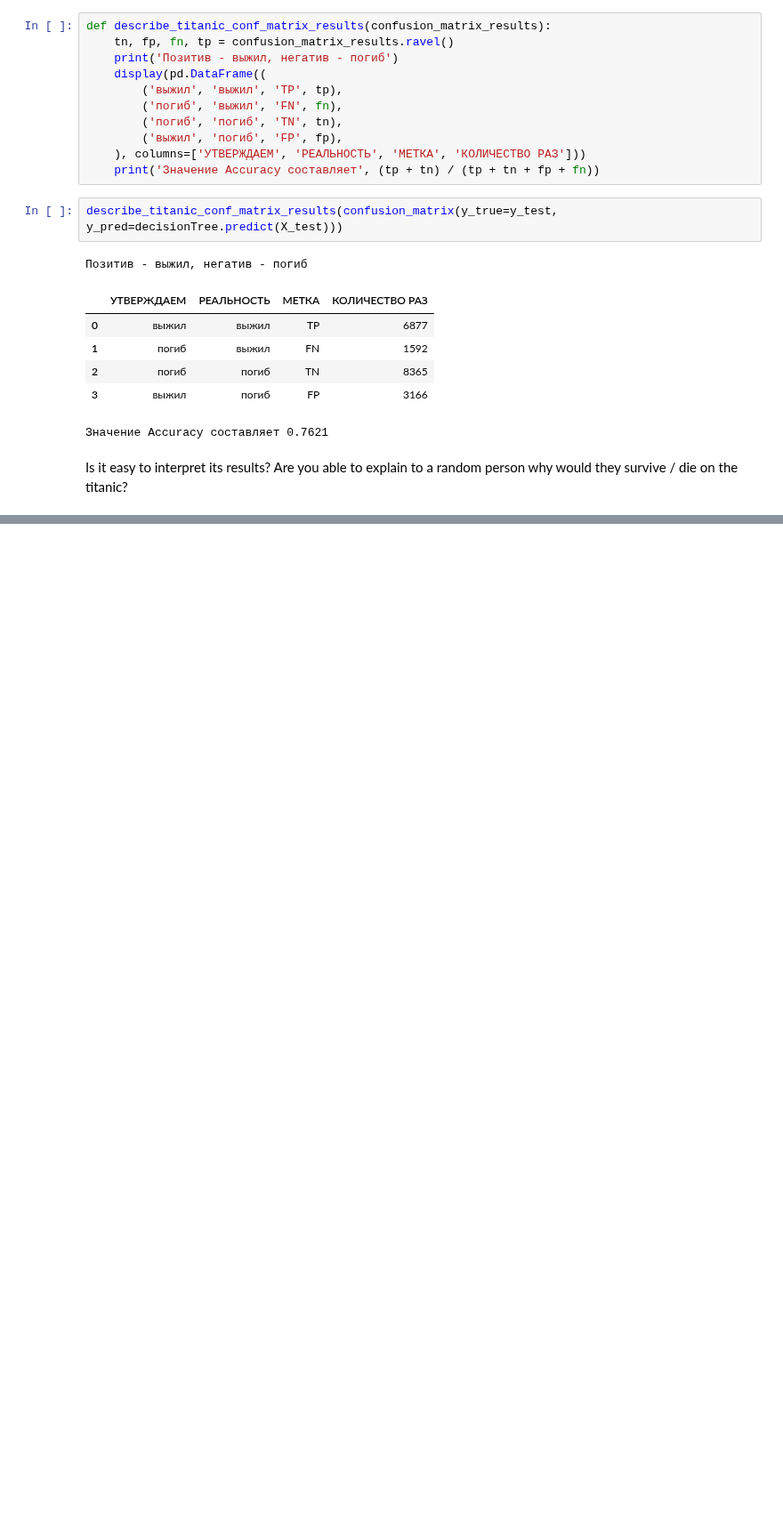
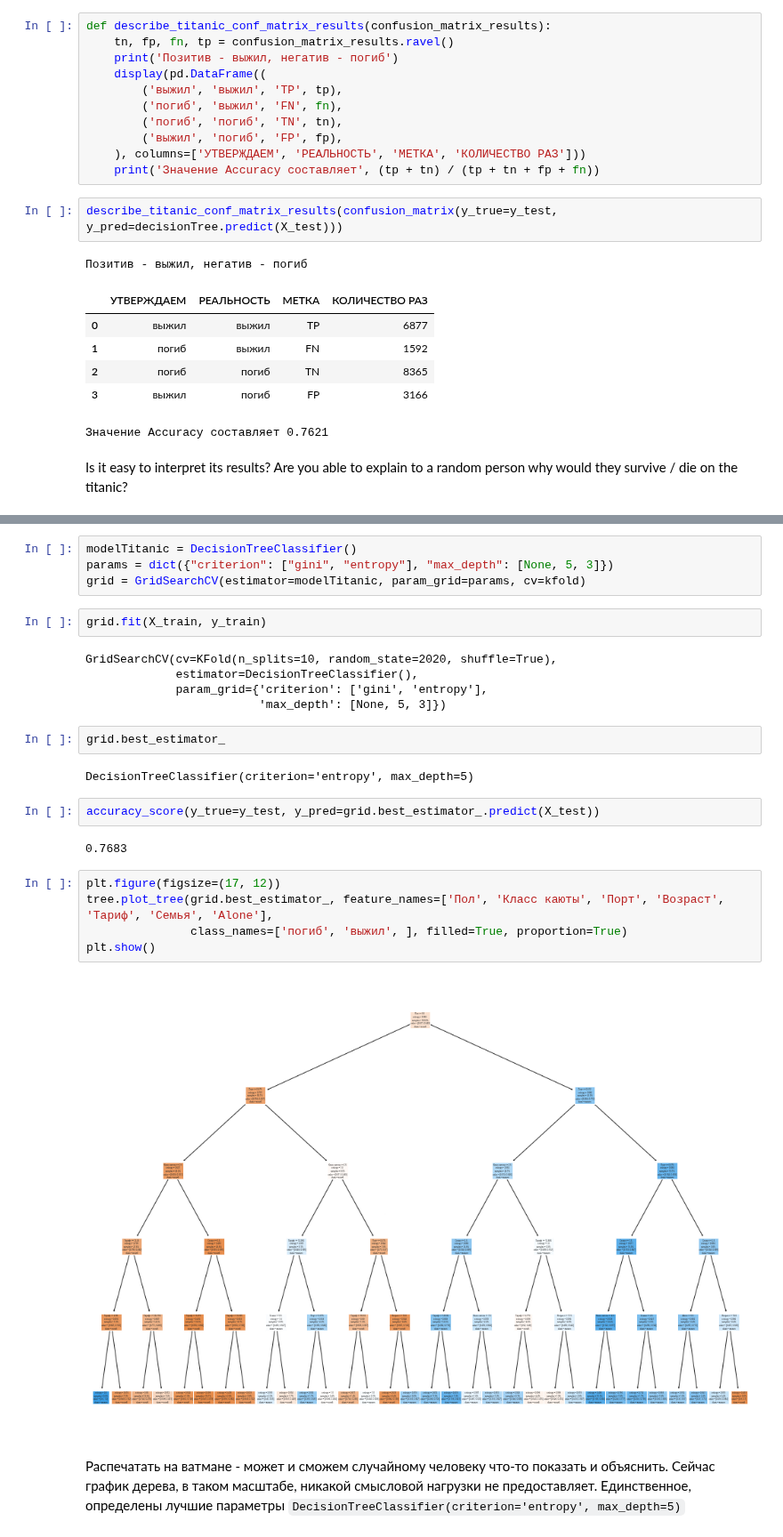
Before and after one commit to githubjeka/ml-intro, a Jupyter notebook: rf_classifier.ipynb, the cells around one changed output, grey strips where cells are left out. Shown at 89% size. Cells and saved outputs as stored; diff of their text form; blank space fills up the shorter version.

Commit message:
feat: titanic

```diff
--- a/rf_classifier.ipynb
+++ b/rf_classifier.ipynb
@@ -867,0 +870,28 @@ Is it easy to interpret its results? Are you able to explain to a random person
+# %%
+modelTitanic = DecisionTreeClassifier()
+params = dict({"criterion": ["gini", "entropy"], "max_depth": [None, 5, 3]})
+grid = GridSearchCV(estimator=modelTitanic, param_grid=params, cv=kfold)
+# %%
+grid.fit(X_train, y_train)
+# %% [output]
+GridSearchCV(cv=KFold(n_splits=10, random_state=2020, shuffle=True),
+             estimator=DecisionTreeClassifier(),
+             param_grid={'criterion': ['gini', 'entropy'],
+                         'max_depth': [None, 5, 3]})
+# %%
+grid.best_estimator_
+# %% [output]
+DecisionTreeClassifier(criterion='entropy', max_depth=5)
+# %%
+accuracy_score(y_true=y_test, y_pred=grid.best_estimator_.predict(X_test))
+# %% [output]
+0.7683
+# %%
+plt.figure(figsize=(17, 12))
+tree.plot_tree(grid.best_estimator_, feature_names=['Пол', 'Класс каюты', 'Порт', 'Возраст', 'Тариф', 'Семья', 'Alone'],
+               class_names=['погиб', 'выжил', ], filled=True, proportion=True)
+plt.show()
+# %% [output]
+[figure, added]
+# %% [markdown]
+Распечатать на ватмане - может и сможем случайному человеку что-то показать и объяснить. Сейчас график дерева, в таком масштабе, никакой смысловой нагрузки не предоставляет. Единственное, определены лучшие параметры `DecisionTreeClassifier(criterion='entropy', max_depth=5)`
```
Also changed, not shown: parts of 1 cell of this notebook.
